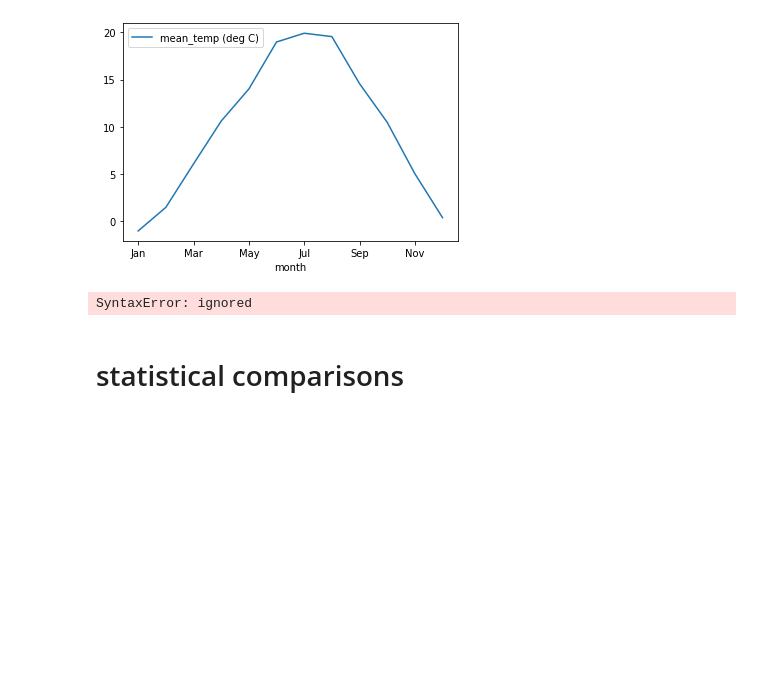
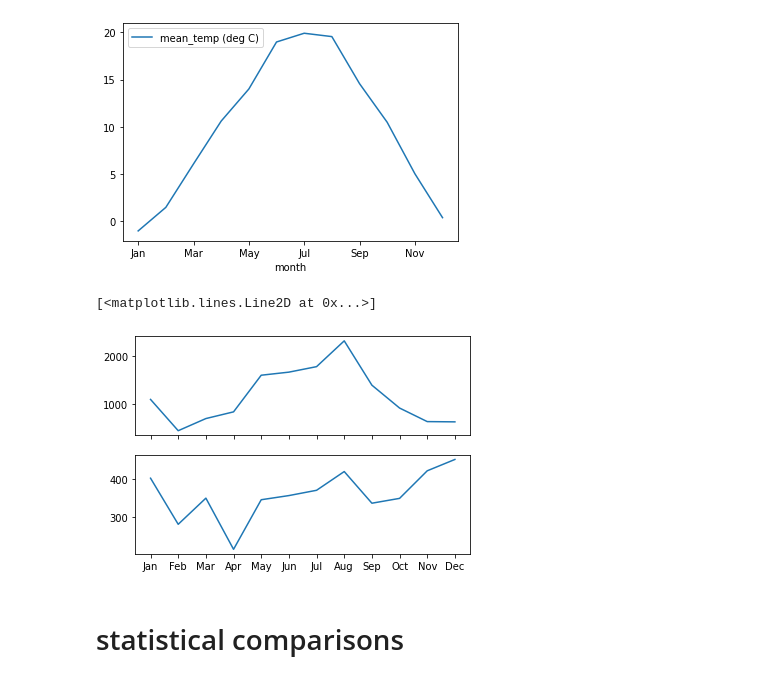
Before and after one commit to dwhew/data_science, a Jupyter notebook: weather.ipynb, the cells around one changed output. Saved outputs shown, nothing was run; the diff lists cells and outputs as text; code cells hidden in the pictures; blank space fills up the shorter version.

```diff
--- a/weather.ipynb
+++ b/weather.ipynb
@@ -165,12 +166,13 @@ inndf_months.plot(y=['mean_temp (deg C)'])
 [figure]
 # %%
 #Plot with subplots (still learning this one, needs work)
-fig, ax = plt.subplots()
+fig, (ax, ax1) = plt.subplots(2, sharex=True)
 
-inndf_months.plot(y=['precip_sum (mm)'], kind= 'bar', ax=ax)
-londf_months.plot(y=['precip_sum (mm)']), kind= 'bar', ax=ax2)
+ax.plot(inndf_months['precip_sum (mm)'])
+ax1.plot(londf_months['precip_sum (mm)'])
 # %% [output]
-SyntaxError: ignored
+[<matplotlib.lines.Line2D at 0x...>]
+[figure, added]
 # %% [markdown]
 # statistical comparisons
 # %%
```
Also changed, not shown: parts of 2 cells of this notebook.
